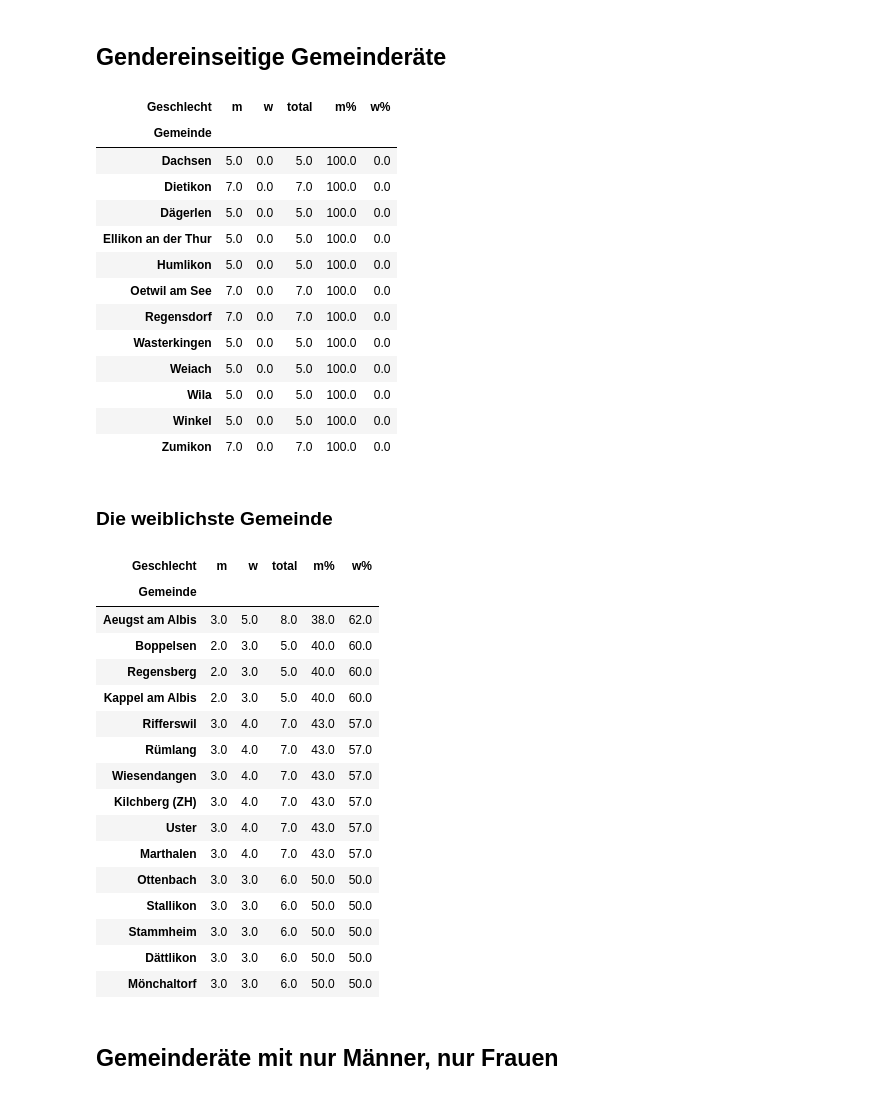
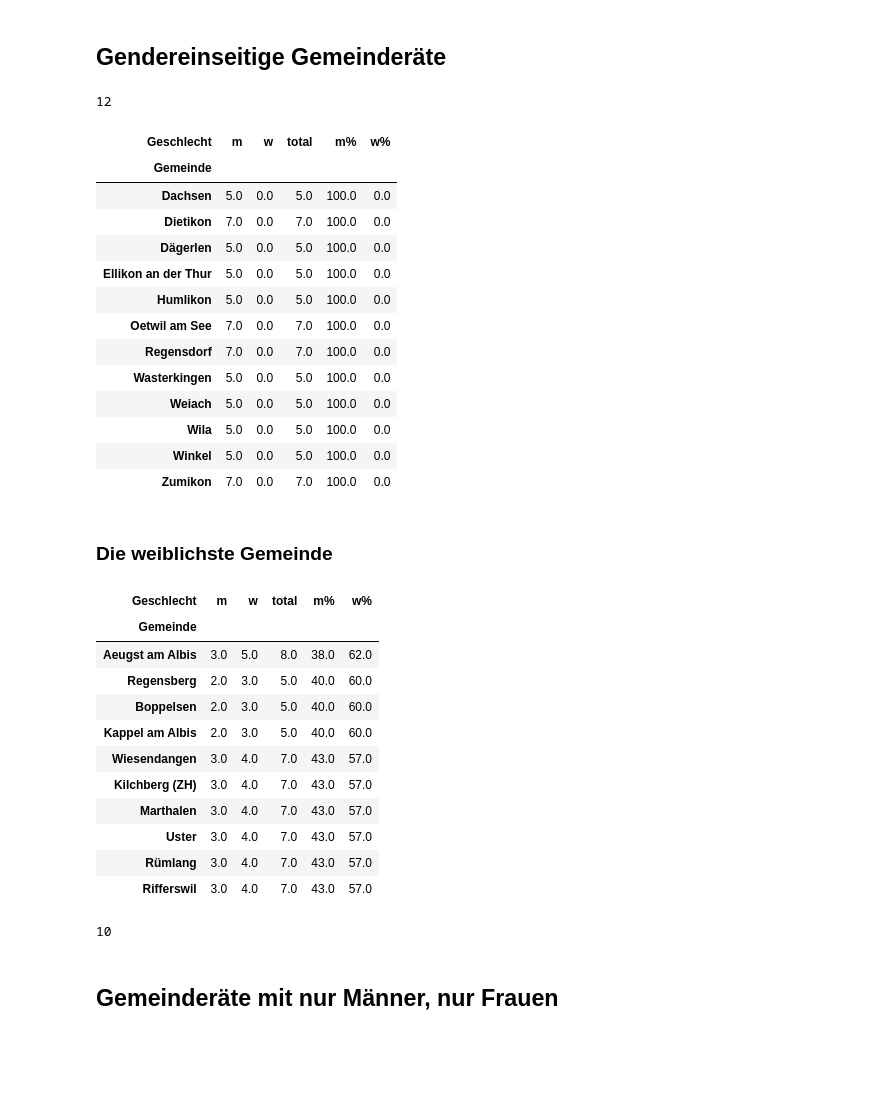
Before and after one commit to simonhuwiler/zh_gemeinderaete, a Jupyter notebook: python/2021_gender.ipynb, the cells around one changed output. Cells and saved outputs as stored; diff of their text form; code cells hidden in the pictures; blank space fills up the shorter version.

```diff
--- a/python/2021_gender.ipynb
+++ b/python/2021_gender.ipynb
@@ -63,8 +100,10 @@ df_g['w'] = df_g['w'].fillna(0)
 df_g['total'] = df_g.m + df_g.w
 df_g['m%'] = round(100 / df_g.total * df_g.m)
 df_g['w%'] = round(100 / df_g.total * df_g.w)
+print(len(df_g[df_g['m%'] == 100]))
 df_g[df_g['m%'] == 100]
 # %% [output]
+12
 | Geschlecht | m | w | total | m% | w% |
 | Gemeinde |  |  |  |  |  |
 | Dachsen | 5.0 | 0.0 | 5.0 | 100.0 | 0.0 |
@@ -83,25 +122,24 @@ df_g[df_g['m%'] == 100]
 ### Die weiblichste Gemeinde
 # %%
 df_g = df_g.sort_values('w%', ascending=False)
-df_g[df_g['w%'] >= 50]
+df_g[df_g['w%'] > 50]
 # %% [output]
 | Geschlecht | m | w | total | m% | w% |
 | Gemeinde |  |  |  |  |  |
 | Aeugst am Albis | 3.0 | 5.0 | 8.0 | 38.0 | 62.0 |
+| Regensberg | 2.0 | 3.0 | 5.0 | 40.0 | 60.0 |
 | Boppelsen | 2.0 | 3.0 | 5.0 | 40.0 | 60.0 |
-| Regensberg | 2.0 | 3.0 | 5.0 | 40.0 | 60.0 |
 | Kappel am Albis | 2.0 | 3.0 | 5.0 | 40.0 | 60.0 |
-| Rifferswil | 3.0 | 4.0 | 7.0 | 43.0 | 57.0 |
-| Rümlang | 3.0 | 4.0 | 7.0 | 43.0 | 57.0 |
 | Wiesendangen | 3.0 | 4.0 | 7.0 | 43.0 | 57.0 |
 | Kilchberg (ZH) | 3.0 | 4.0 | 7.0 | 43.0 | 57.0 |
+| Marthalen | 3.0 | 4.0 | 7.0 | 43.0 | 57.0 |
 | Uster | 3.0 | 4.0 | 7.0 | 43.0 | 57.0 |
-| Marthalen | 3.0 | 4.0 | 7.0 | 43.0 | 57.0 |
-| Ottenbach | 3.0 | 3.0 | 6.0 | 50.0 | 50.0 |
-| Stallikon | 3.0 | 3.0 | 6.0 | 50.0 | 50.0 |
-| Stammheim | 3.0 | 3.0 | 6.0 | 50.0 | 50.0 |
-| Dättlikon | 3.0 | 3.0 | 6.0 | 50.0 | 50.0 |
-| Mönchaltorf | 3.0 | 3.0 | 6.0 | 50.0 | 50.0 |
+| Rümlang | 3.0 | 4.0 | 7.0 | 43.0 | 57.0 |
+| Rifferswil | 3.0 | 4.0 | 7.0 | 43.0 | 57.0 |
+# %%
+len(df_g[df_g['w%'] > 50])
+# %% [output]
+10
 # %% [markdown]
 ## Gemeinderäte mit nur Männer, nur Frauen
 # %%
```
Also changed, not shown: parts of 9 cells of this notebook, 9 other files.
